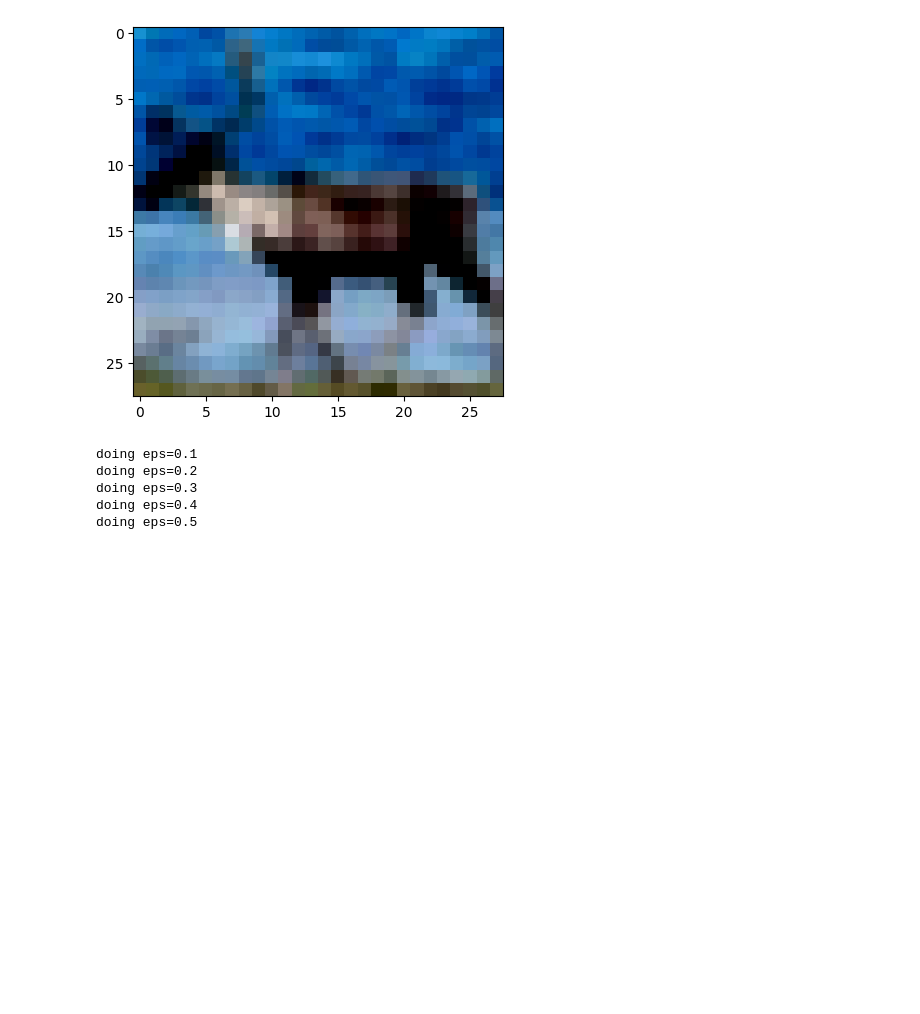
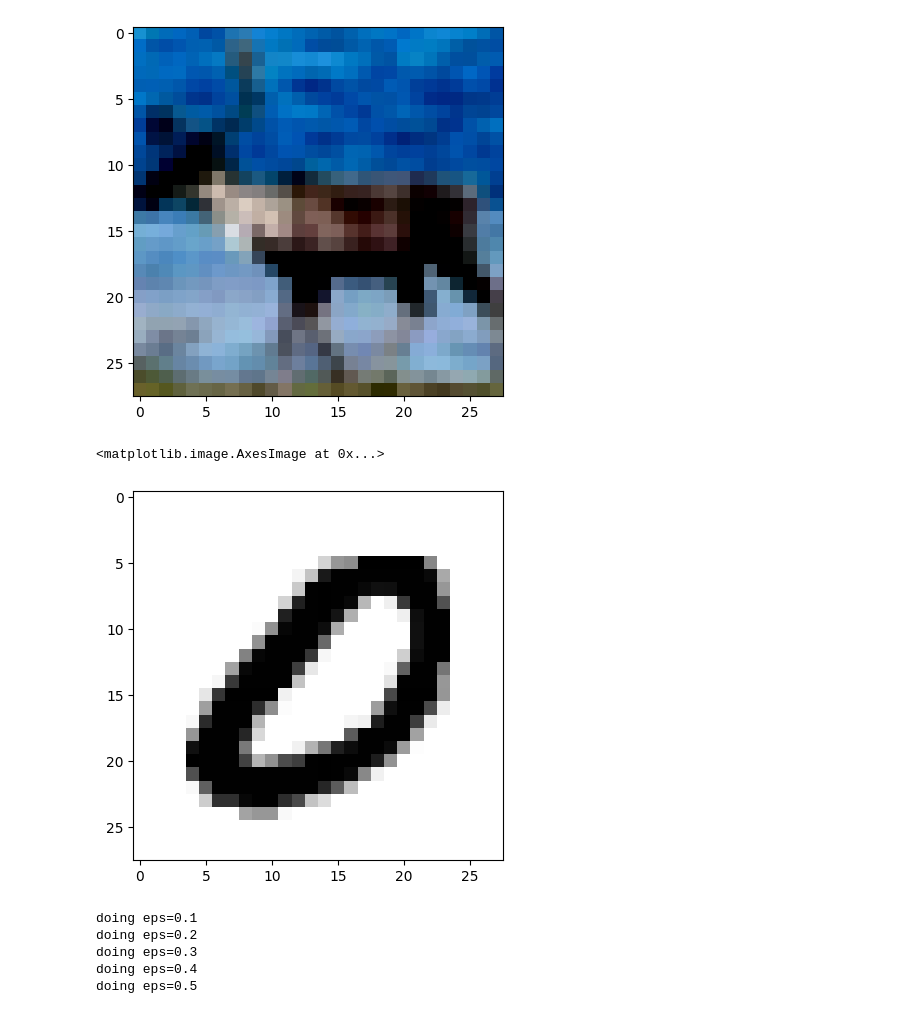
Before and after one commit to julius-lautz/model_robustness, a Jupyter notebook: src/model_robustness/attacks/notebooks/sanity_checks.ipynb, the cells around one changed output. Saved outputs shown, nothing was run; the diff lists cells and outputs as text; code cells hidden in the pictures; blank space fills up the shorter version.

```diff
--- a/src/model_robustness/attacks/notebooks/sanity_checks.ipynb
+++ b/src/model_robustness/attacks/notebooks/sanity_checks.ipynb
@@ -64,7 +55,10 @@ Clipping input data to the valid range for imshow with RGB data ([0..1] for floa
 <matplotlib.image.AxesImage at 0x...>
 [figure]
 # %%
-#plt.imshow(np.moveaxis(cln_data[4].detach().cpu().numpy(), 0, 2), cmap="r")
+plt.imshow(np.moveaxis(cln_data[4].detach().cpu().numpy(), 0, 2), cmap="gray_r")
+# %% [output]
+<matplotlib.image.AxesImage at 0x...>
+[figure, added]
 # %%
 eps = [0.1, 0.2, 0.3, 0.4, 0.5]
 images = torch.tensor((), device=device)
```
Also changed, not shown: parts of 6 cells of this notebook, 2 other files.
